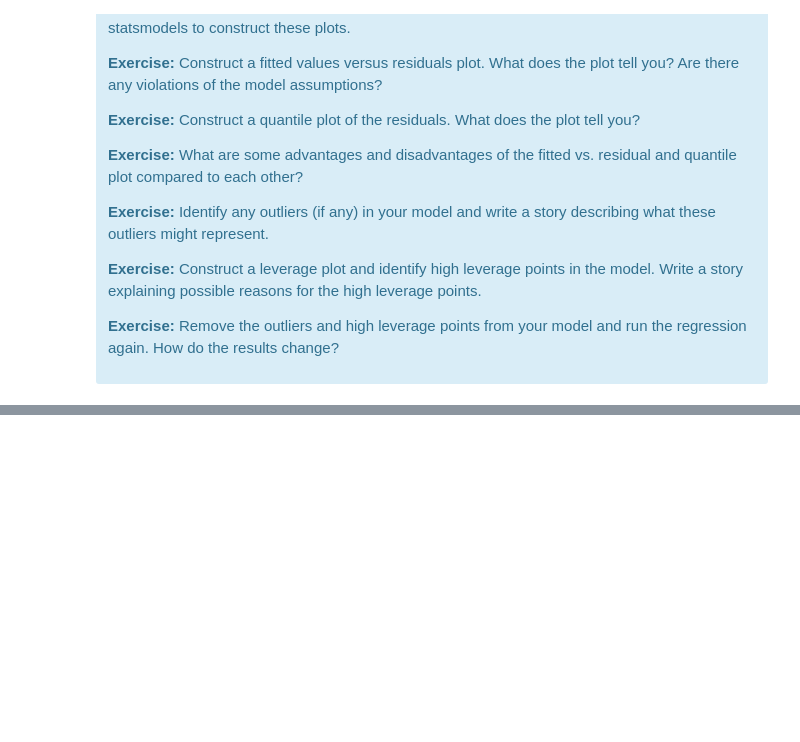
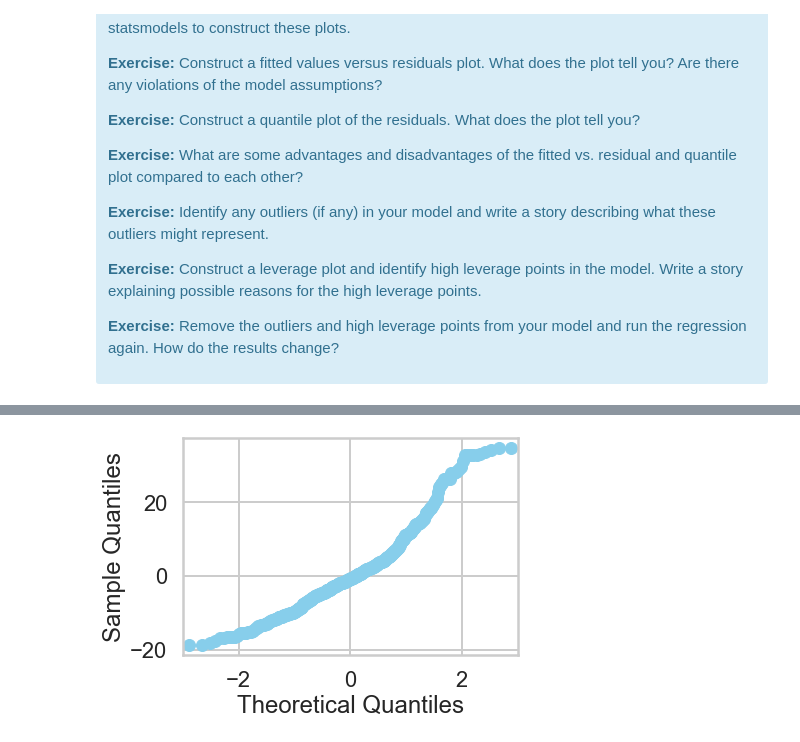
Before and after one commit to jacquelineguo/Linear-Regression-Using-Boston-Housing-Data-Set, a Jupyter notebook: Mini_Project_Linear_Regression.ipynb, the cells around one changed output, grey strips where cells are left out. Cells and saved outputs as stored; diff of their text form; code cells hidden in the pictures; blank space fills up the shorter version.

```diff
--- a/Mini_Project_Linear_Regression.ipynb
+++ b/Mini_Project_Linear_Regression.ipynb
@@ -884,0 +954,4 @@ There are some other issues that are important investigate with linear regressio
+# %%
+fig = sm.qqplot(res, color='skyblue')
+# %% [output]
+[figure, added]
```
Also changed, not shown: parts of 12 cells of this notebook.
